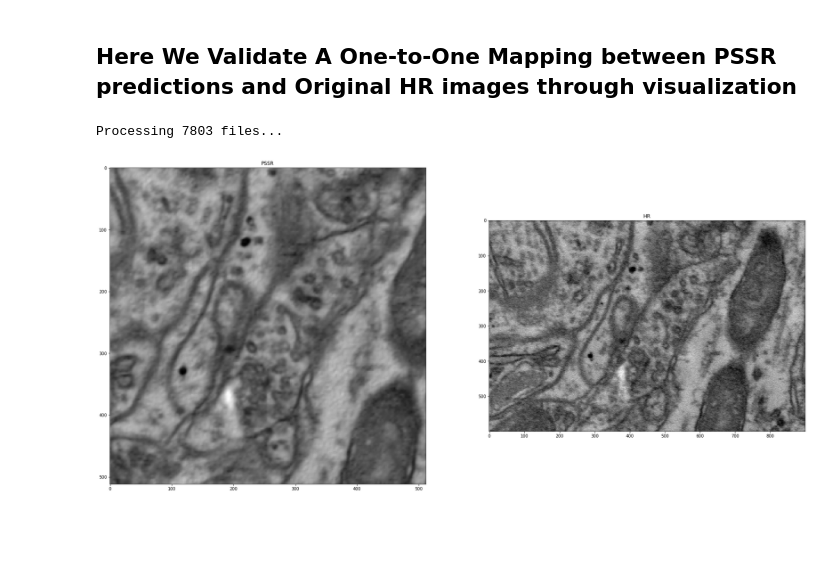
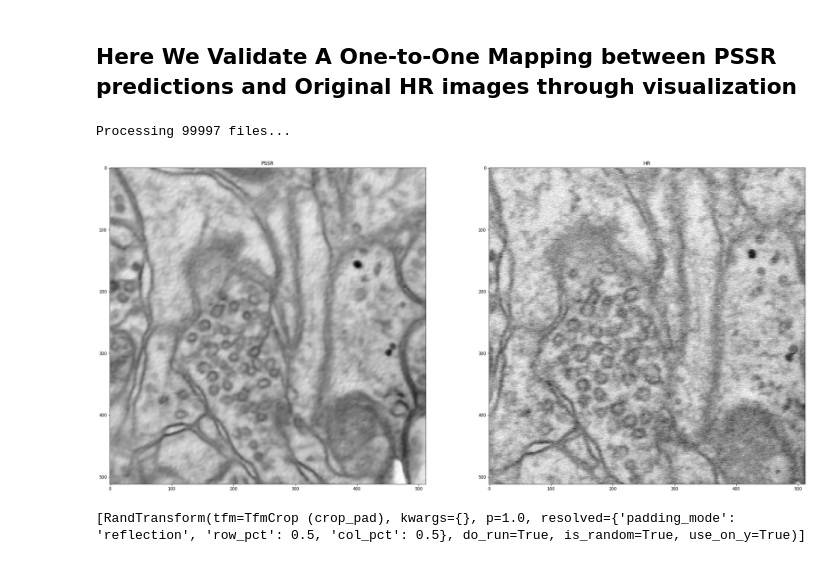
Before and after one commit to WAMRI-AI/salk-2020, a Jupyter notebook: lab/crappification/pssr-crappification.ipynb, the cells around one changed output. Drawn from its saved outputs; the diff is of its cells as text; code cells hidden in the pictures; blank space fills up the shorter version.

Commit message:
pssr crappified images now generated on full-sized images

```diff
--- a/lab/crappification/pssr-crappification.ipynb
+++ b/lab/crappification/pssr-crappification.ipynb
@@ -50,8 +50,8 @@ fig_size = plt.rcParams["figure.figsize"]  # Get current size
 print("Current size:", fig_size)
 
 # Set figure width to 12 and height to 9
-fig_size[0] = 30
-fig_size[1] = 24
+fig_size[0] = 12
+fig_size[1] = 9
 plt.rcParams["figure.figsize"] = fig_size
 print("Updated size:", fig_size)
 # %% [output]
@@ -60,7 +60,7 @@ Updated size: [30, 24]
 # %%
 bs = 8  # batch size
 size = 512  # image size
-lr_dir = f'training/trainsets/crappified/'  # input images
+lr_dir = f'training/trainsets/lr/'  # input images
 hr_dir = f'training/trainsets/hr/'  # target images
 model_path = path/f'models/'  # path to saved models
 # %%
@@ -139,16 +134,20 @@ pssr_files = list(pssr_path.glob('*.tif'))
 
 print('Processing '+str(len(pssr_files))+' files...')
 # %% [output]
-Processing 7803 files...
+Processing 99997 files...
 # %%
-sn = 35 # image number
+sn = 3500 # image number
 pssr_im = data.utils.load_img(pssr_files[sn]) # load image to tensor
 hr_im = data.utils.load_img(str(pssr_files[sn]).replace("pssr", "hr"))
+lr_im = data.utils.load_img(str(pssr_files[sn]).replace("pssr", "lr"))
+lr_im_up = bilinear_upsample(lr_im)
+lr_im_cropped = crop_center(lr_im_up, 512, 512)
+hr_im_cropped = crop_center(hr_im, 512, 512)
 f, axarr = plt.subplots(1,2) # create visualizations
 axarr[0].imshow(np.squeeze(pssr_im), cmap=plt.cm.gray) # visualize image tensor
 axarr[0].set_title("PSSR")
-axarr[1].imshow(np.squeeze(hr_im), cmap=plt.cm.gray) # visualize original image file
+axarr[1].imshow(np.squeeze(hr_im_cropped), cmap=plt.cm.gray) # visualize original image file
 axarr[1].set_title("HR")
 plt.show() # show visualization
 # %% [output]
-[figure, old version]
+[figure, new version]
@@ -154,0 +170,4 @@ plt.show() # show visualization
+# %%
+learn.data.test_ds.tfms
+# %% [output]
+[RandTransform(tfm=TfmCrop (crop_pad), kwargs={}, p=1.0, resolved={'padding_mode': 'reflection', 'row_pct': 0.5, 'col_pct': 0.5}, do_run=True, is_random=True, use_on_y=True)]
```
Also changed, not shown: parts of 37 cells of this notebook.
